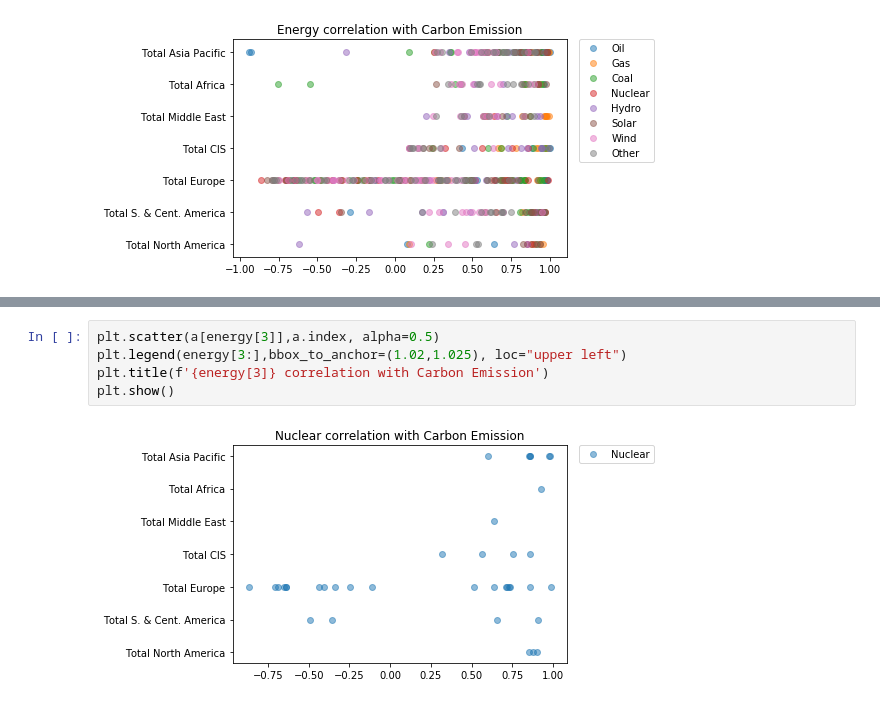
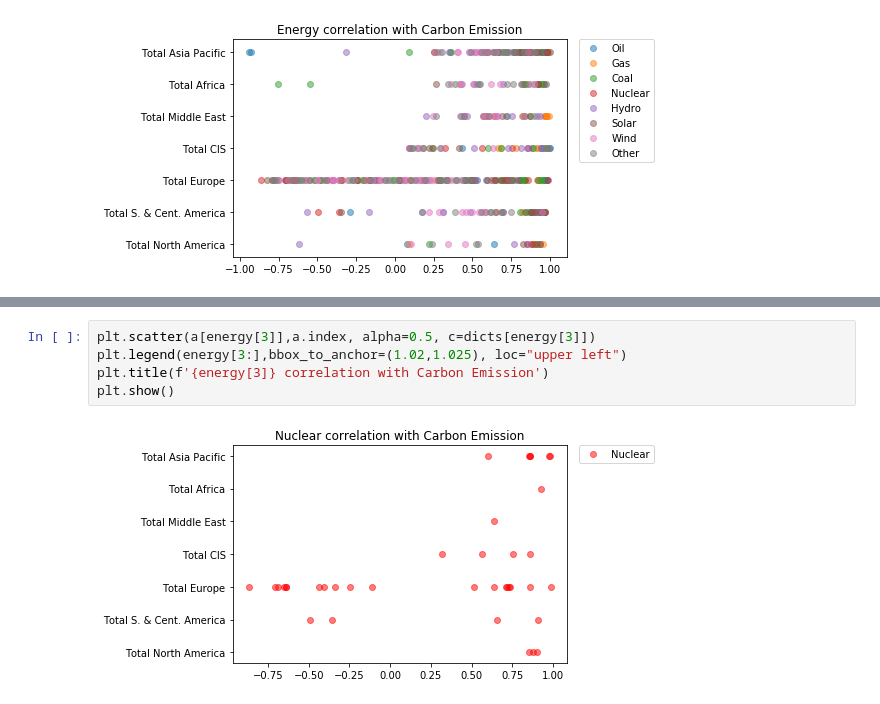
Before and after one commit to Tayzerdo/Renewable-energy, a Jupyter notebook: Comparison.ipynb, the cells around one changed output, grey strips where cells are left out. Drawn from its saved outputs; the diff is of its cells as text.

```diff
--- a/Comparison.ipynb
+++ b/Comparison.ipynb
@@ -433,8 +433,8 @@ plt.show()
 # %%
-plt.scatter(a[energy[3]],a.index, alpha=0.5)
+plt.scatter(a[energy[3]],a.index, alpha=0.5, c=dicts[energy[3]])
 plt.legend(energy[3:],bbox_to_anchor=(1.02,1.025), loc="upper left")
 plt.title(f'{energy[3]} correlation with Carbon Emission')
 plt.show()
 # %% [output]
-[figure, old version]
+[figure, new version]
 # %%
```
Also changed, not shown: parts of 7 cells of this notebook.
